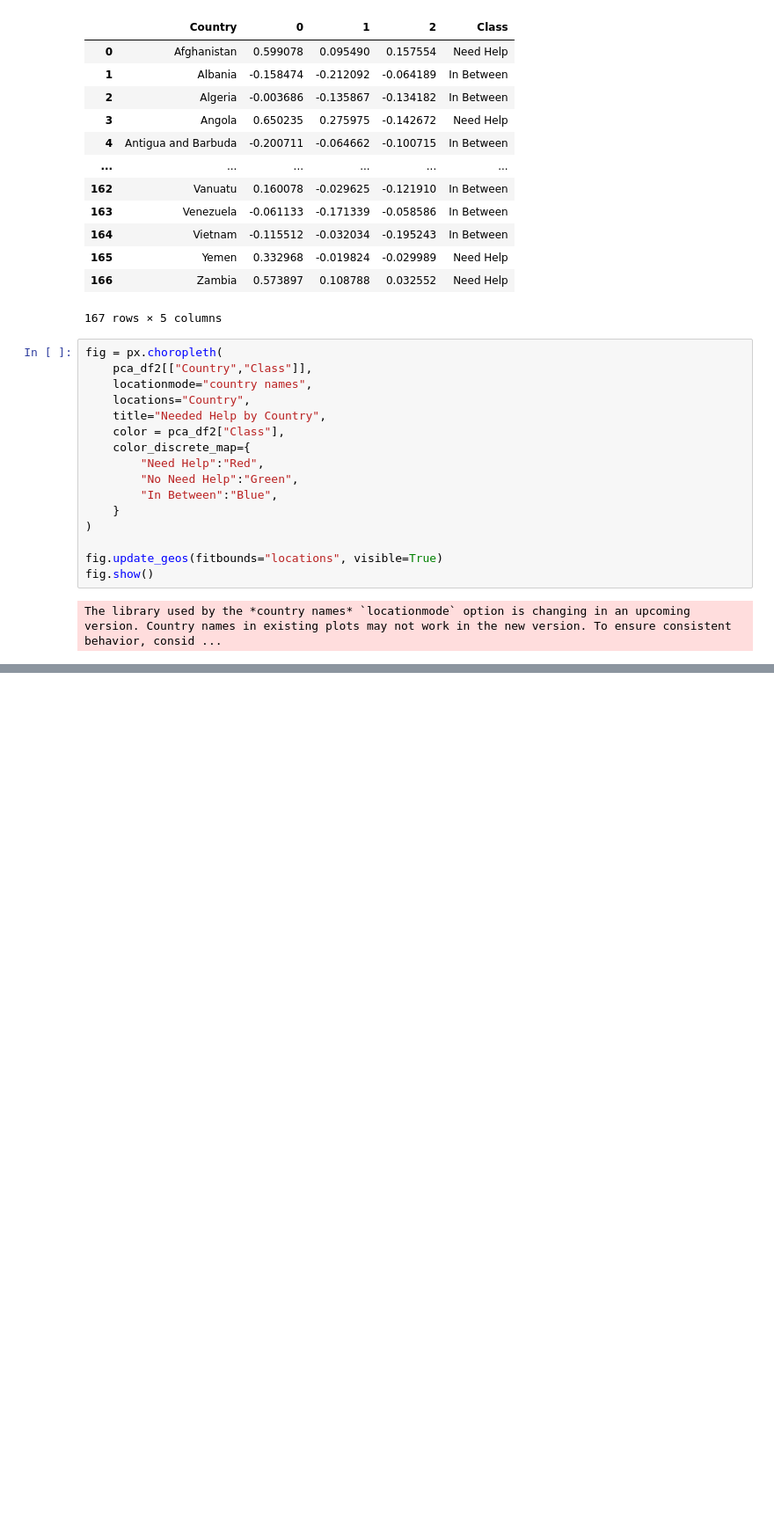
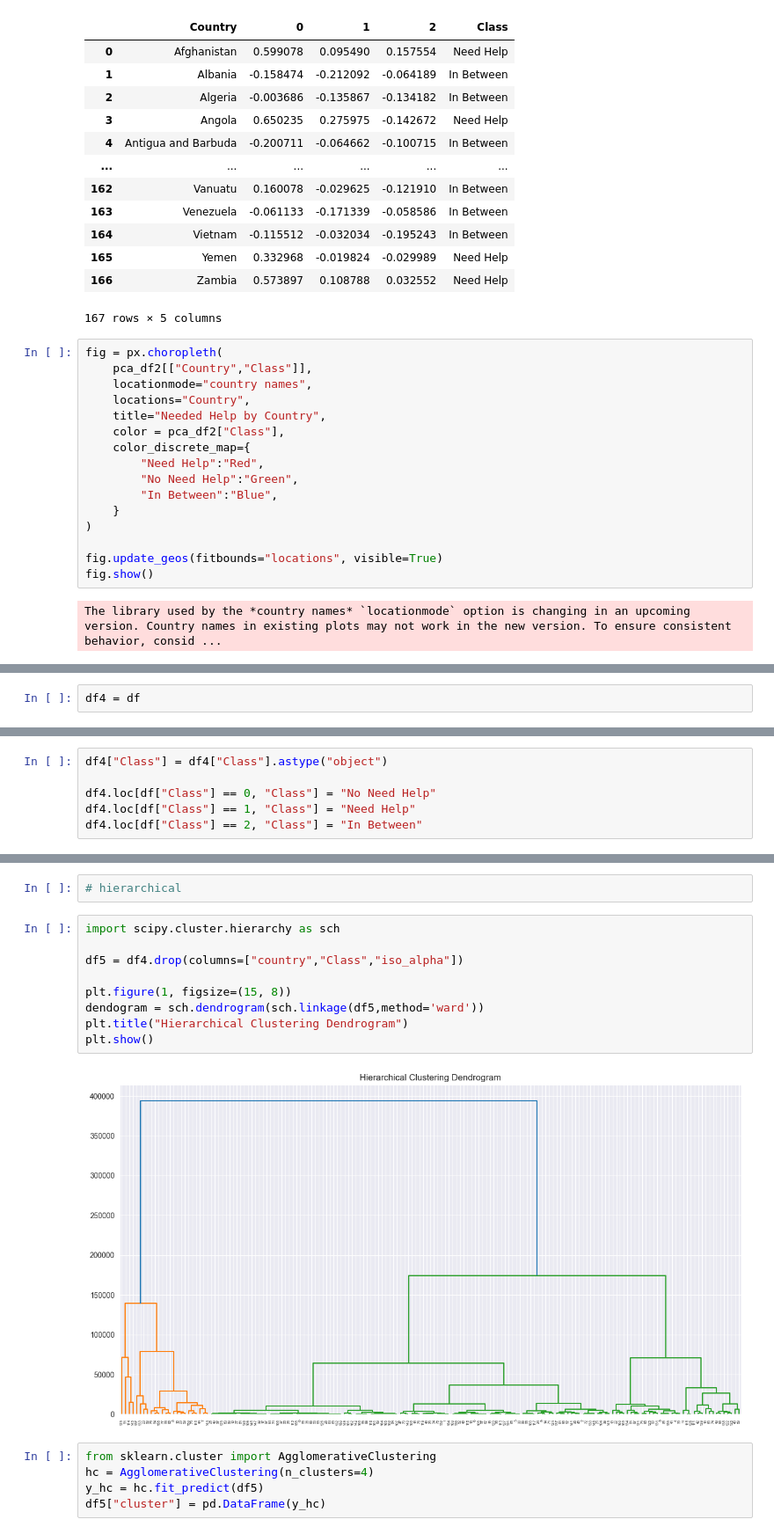
Before and after one commit to cveysel/KursDerslerim, a Jupyter notebook: MakineOgrenmesi/CountryUnsupervised.ipynb, the cells around one changed output, grey strips where cells are left out. Shown at 88% size. Cells and saved outputs as stored; diff of their text form; blank space fills up the shorter version.

```diff
--- a/MakineOgrenmesi/CountryUnsupervised.ipynb
+++ b/MakineOgrenmesi/CountryUnsupervised.ipynb
@@ -299,0 +427,2 @@ The library used by the *country names* `locationmode` option is changing in an
+# %%
+df4 = df
@@ -299,0 +445,6 @@ The library used by the *country names* `locationmode` option is changing in an
+# %%
+df4["Class"] = df4["Class"].astype("object")
+
+df4.loc[df["Class"] == 0, "Class"] = "No Need Help"
+df4.loc[df["Class"] == 1, "Class"] = "Need Help"
+df4.loc[df["Class"] == 2, "Class"] = "In Between"
@@ -299,0 +488,18 @@ The library used by the *country names* `locationmode` option is changing in an
+# %%
+# hierarchical
+# %%
+import scipy.cluster.hierarchy as sch
+
+df5 = df4.drop(columns=["country","Class","iso_alpha"])
+
+plt.figure(1, figsize=(15, 8))
+dendogram = sch.dendrogram(sch.linkage(df5,method='ward'))
+plt.title("Hierarchical Clustering Dendrogram")
+plt.show()
+# %% [output]
+[figure, added]
+# %%
+from sklearn.cluster import AgglomerativeClustering
+hc = AgglomerativeClustering(n_clusters=4)
+y_hc = hc.fit_predict(df5)
+df5["cluster"] = pd.DataFrame(y_hc)
```
Also changed, not shown: parts of 33 cells of this notebook, 1 other file.
